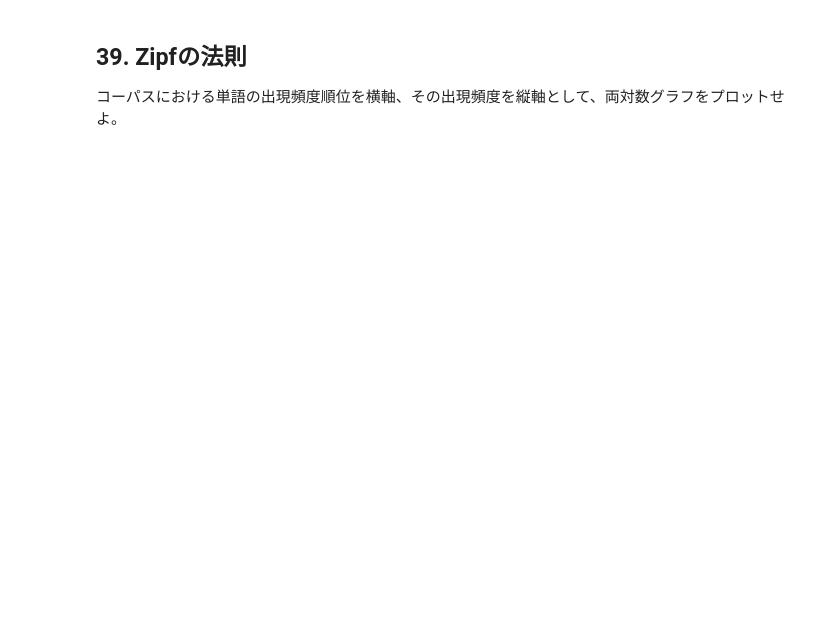
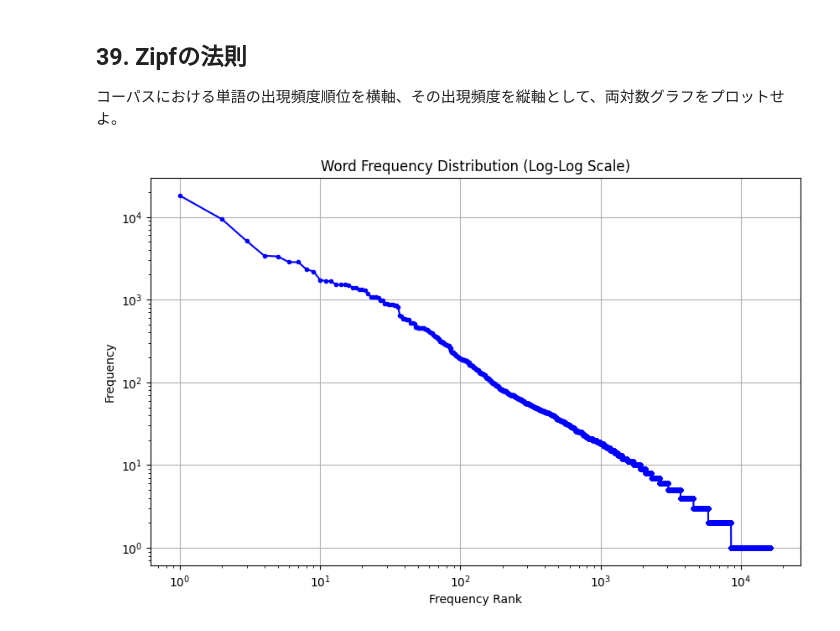
Before and after one commit to white02901/100nock, a Jupyter notebook: ja/ch04.ipynb, the cells around one changed output. Saved outputs shown, nothing was run; the diff lists cells and outputs as text; code cells hidden in the pictures; blank space fills up the shorter version.

```diff
--- a/ja/ch04.ipynb
+++ b/ja/ch04.ipynb
@@ -226,8 +213,7 @@ import gzip
 import json
 
 path = 'jawiki-country.json.gz'
-data = []
+all_text = ''
 with gzip.open(path, 'rt', encoding='utf-8') as f:
   for line in f:
-    data.append(json.loads(line)['text'])
-print(data)
+    all_text += json.loads(line)['text']
@@ -258,3 +396,46 @@ print(data)
 # %% [markdown]
 ## 39. Zipfの法則
 コーパスにおける単語の出現頻度順位を横軸、その出現頻度を縦軸として、両対数グラフをプロットせよ。
+# %%
+import gzip
+import json
+from collections import Counter
+import MeCab
+import ipadic
+import math
+import numpy as np
+import matplotlib.pyplot as plt
+
+path = 'jawiki-country.json.gz'
+all_text = ''
+with gzip.open(path, 'rt', encoding='utf-8') as f:
+    for line in f:
+      if(json.loads(line)['title'] == '日本'):
+        all_text += json.loads(line)['text']
+
+# MeCabの初期化 (Owakatiなし)
+mecab = MeCab.Tagger(ipadic.MECAB_ARGS)
+
+# テキストを形態素解析し、単語リストを取得
+words = mecab.parse(all_text).split()
+
+# 単語の出現頻度を計算
+word_counts = Counter(words)
+
+# 出現頻度で降順にソート
+sorted_word_counts = sorted(word_counts.items(), key=lambda item: item[1], reverse=True)
+
+# 順位と出現頻度のリストを作成
+ranks = np.arange(1, len(sorted_word_counts) + 1)
+frequencies = [count for word, count in sorted_word_counts]
+
+# 両対数プロット
+plt.figure(figsize=(10, 6))
+plt.loglog(ranks, frequencies, marker='.', linestyle='-', color='blue')
+plt.xlabel('Frequency Rank')
+plt.ylabel('Frequency')
+plt.title('Word Frequency Distribution (Log-Log Scale)')
+plt.grid(True)
+plt.show()
+# %% [output]
+[figure, added]
```
Also changed, not shown: parts of 5 cells of this notebook.
